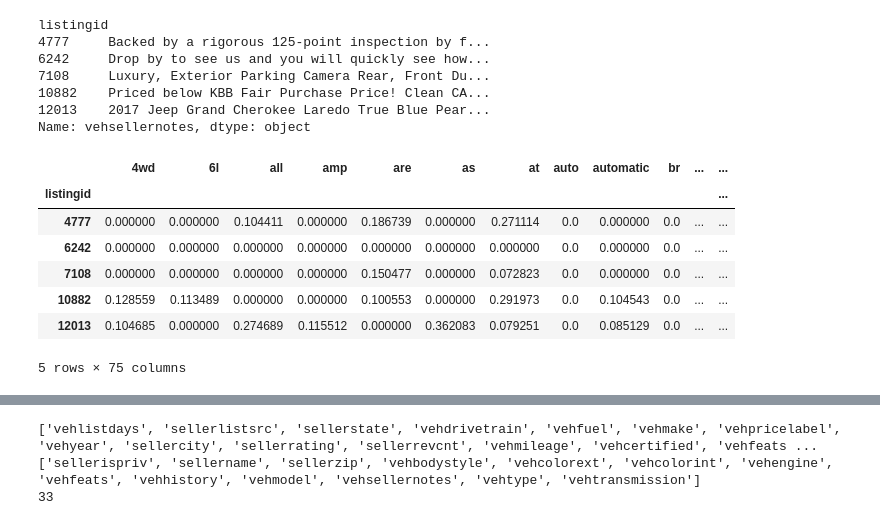
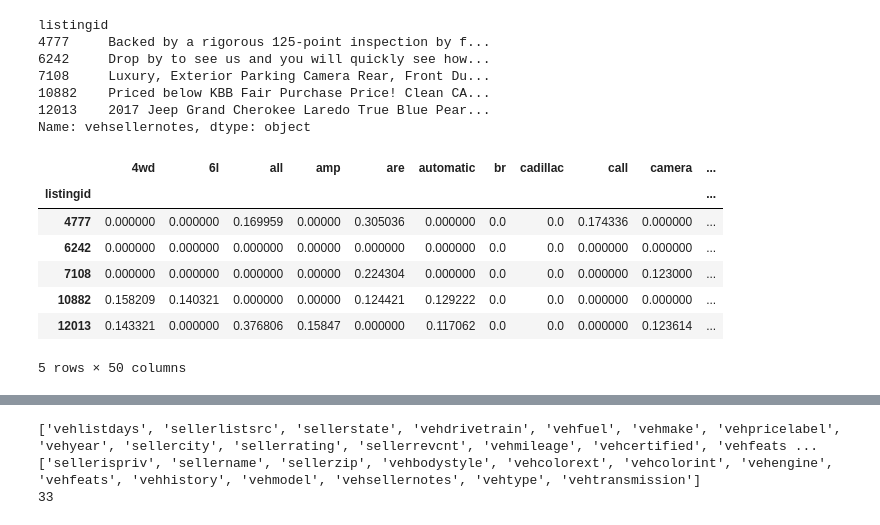
Before and after one commit to aflynn0213/vehicle_predictions, a Jupyter notebook: usedCarsPredictions.ipynb, the cells around one changed output, grey strips where cells are left out. Drawn from its saved outputs; the diff is of its cells as text; code cells hidden in the pictures.

```diff
--- a/usedCarsPredictions.ipynb
+++ b/usedCarsPredictions.ipynb
@@ -277,0 +320,17 @@ feat_ptr,column = setFeatPtr(input_data,col)
+# %%
+valid_labels_jeep = ['limited', 'laredo',  'summit',
+                     'high altitude', 'srt', 'trackhawk',
+                     'overland', 'altitude','trailhawk']
+
+conditions_jeep = [
+    jeeps['vehicle_trim'].str.lower().str.contains(label) for label in valid_labels_jeep
+]
+
+choices_jeep = valid_labels_jeep
+
+# Use np.select() to classify based on conditions
+jeeps['vehicle_trim'] = np.select(conditions_jeep, choices_jeep, default='other')
+
+# Filter the DataFrame to keep only rows labeled with valid labels
+jeeps = jeeps[jeeps['vehicle_trim'].isin(valid_labels_jeep)]
+jeeps["vehicle_trim"]
@@ -277,0 +376,4 @@ feat_ptr,column = setFeatPtr(input_data,col)
+# %%
+df_train.update(jeeps[['vehicle_trim']])
+df_train.update(caddy[['vehicle_trim']])
+df_train["vehicle_trim"].value_counts()
@@ -277,0 +401,6 @@ feat_ptr,column = setFeatPtr(input_data,col)
+# %%
+valid_labels_either = valid_labels_jeep + valid_labels
+df_train = df_train[df_train['vehicle_trim'].isin(valid_labels_either)]
+
+print(df_train["vehicle_trim"].value_counts())
+df_train.head()
@@ -806,7 +975,6 @@ temp_df.head()
 #DROP ORIGINAL STATE COLUMN AND LATER REPLACE WITH ENCODED MATRIX COLUMNS
 feats_to_drop.append(column)
 tokenize_cols = [column]
-input_data[temp_df.columns] = temp_df
 input_data.head()
 # %% [output]
 |  | sellercity | sellerispriv | sellerlistsrc | sellername | sellerrating | sellerrevcnt | sellerstate | ... |
@@ -1065,21 +1233,21 @@ Name: vehsellernotes, dtype: object
 # %%
 #ELIMINATE WORDS THAT APPEAR IN MORE THAN max_doc_freq OF DOCUMENTS (DOCUMENT ~ ROW)
 #WILL GET RID OF COMMON WORDS SUCH AS "THE", "A", etc.
 #LIMIT VOCABULARY TO max_feats COLUMNS (ONE FOR EACH WORD)
-tfidf = TfidfVectorizer(max_df=.70,max_features=75)
+tfidf = TfidfVectorizer(max_df=.50,max_features=50)
 tf_rev = tfidf.fit(feat_ptr.copy())
-temp_df = tf_idfTokenizer(feat_ptr,tf_rev)
+vocab2 = tf_idfTokenizer(feat_ptr,tf_rev)
 #THOUGHT: TUNE THE HYPERPARAMETERS TO OPTIMIZE THE TOKENIZER?
-temp_df.head()
+vocab2.head()
 # %% [output]
-|  | 4wd | 6l | all | amp | are | as | at | auto | automatic | br | ... | ... |
-| listingid |  |  |  |  |  |  |  |  |  |  |  | ... |
-| 4777 | 0.000000 | 0.000000 | 0.104411 | 0.000000 | 0.186739 | 0.000000 | 0.271114 | 0.0 | 0.000000 | 0.0 | ... | ... |
-| 6242 | 0.000000 | 0.000000 | 0.000000 | 0.000000 | 0.000000 | 0.000000 | 0.000000 | 0.0 | 0.000000 | 0.0 | ... | ... |
-| 7108 | 0.000000 | 0.000000 | 0.000000 | 0.000000 | 0.150477 | 0.000000 | 0.072823 | 0.0 | 0.000000 | 0.0 | ... | ... |
-| 10882 | 0.128559 | 0.113489 | 0.000000 | 0.000000 | 0.100553 | 0.000000 | 0.291973 | 0.0 | 0.104543 | 0.0 | ... | ... |
-| 12013 | 0.104685 | 0.000000 | 0.274689 | 0.115512 | 0.000000 | 0.362083 | 0.079251 | 0.0 | 0.085129 | 0.0 | ... | ... |
+|  | 4wd | 6l | all | amp | are | automatic | br | cadillac | call | camera | ... |
+| listingid |  |  |  |  |  |  |  |  |  |  | ... |
+| 4777 | 0.000000 | 0.000000 | 0.169959 | 0.00000 | 0.305036 | 0.000000 | 0.0 | 0.0 | 0.174336 | 0.000000 | ... |
+| 6242 | 0.000000 | 0.000000 | 0.000000 | 0.00000 | 0.000000 | 0.000000 | 0.0 | 0.0 | 0.000000 | 0.000000 | ... |
+| 7108 | 0.000000 | 0.000000 | 0.000000 | 0.00000 | 0.224304 | 0.000000 | 0.0 | 0.0 | 0.000000 | 0.123000 | ... |
+| 10882 | 0.158209 | 0.140321 | 0.000000 | 0.00000 | 0.124421 | 0.129222 | 0.0 | 0.0 | 0.000000 | 0.000000 | ... |
+| 12013 | 0.143321 | 0.000000 | 0.376806 | 0.15847 | 0.000000 | 0.117062 | 0.0 | 0.0 | 0.000000 | 0.123614 | ... |
-5 rows × 75 columns
+5 rows × 50 columns
 # %%
 #DROP ORIGINAL STATE COLUMN AND LATER REPLACE WITH ENCODED MATRIX COLUMNS
 feats_to_drop.append(column)
```
Also changed, not shown: parts of 66 cells of this notebook.
